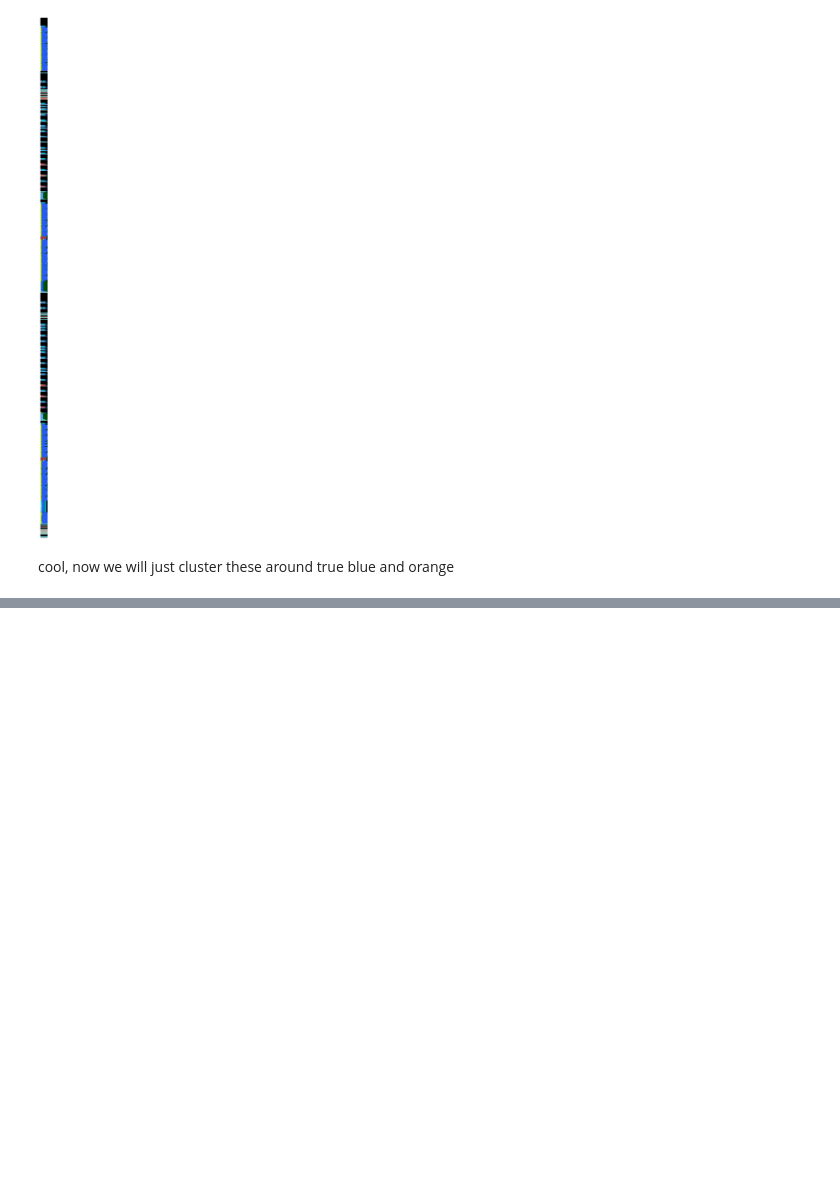
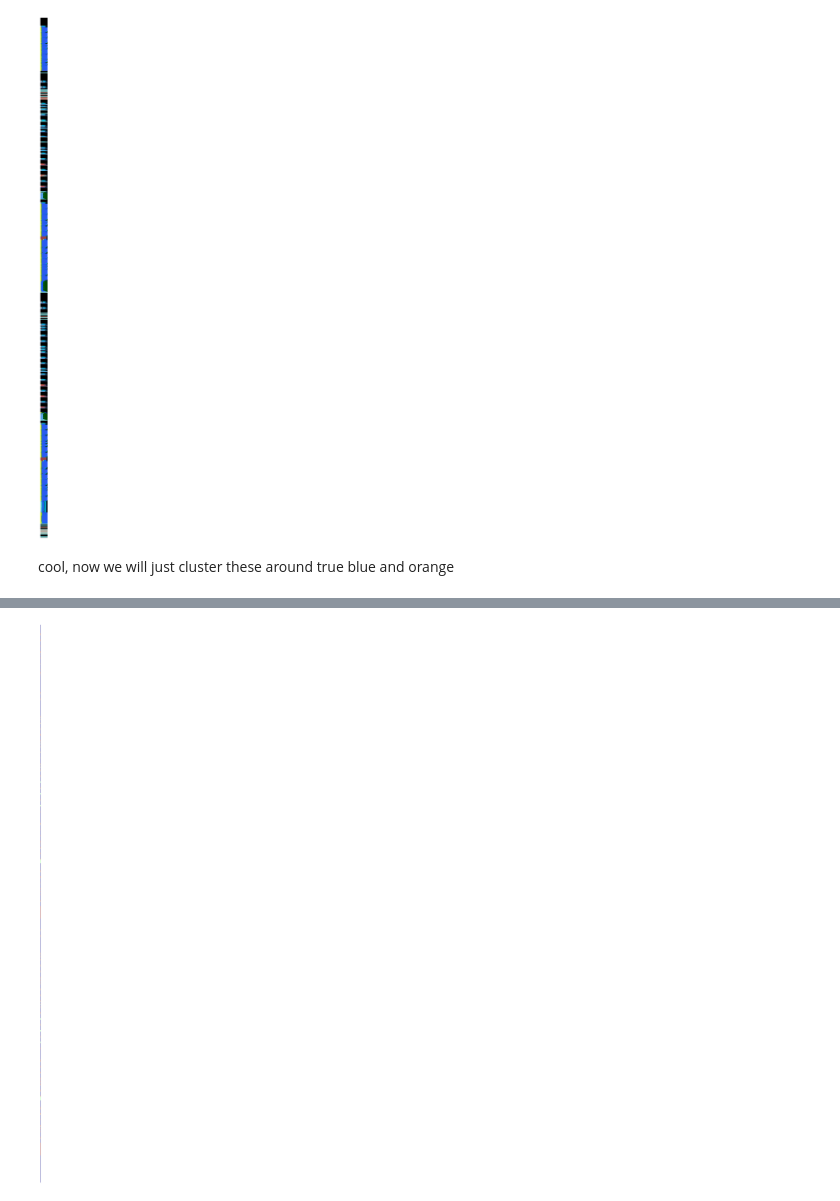
Before and after one commit to pussinboot/tAIko, a Jupyter notebook: notebooks/restart.ipynb, the cells around one changed output, grey strips where cells are left out. Saved outputs shown, nothing was run; the diff lists cells and outputs as text; code cells hidden in the pictures; blank space fills up the shorter version.

```diff
--- a/notebooks/restart.ipynb
+++ b/notebooks/restart.ipynb
@@ -393,0 +493,7 @@ cool, now we will just cluster these around true blue and orange
+# %%
+plt.figure(figsize=(20,150))
+plt.axis('off')
+plt.imshow(np.tile(dc_f[0], (3,1)).transpose(), interpolation ='none')
+plt.show()
+# %% [output]
+[figure, added]
```
Also changed, not shown: parts of 17 cells of this notebook.
